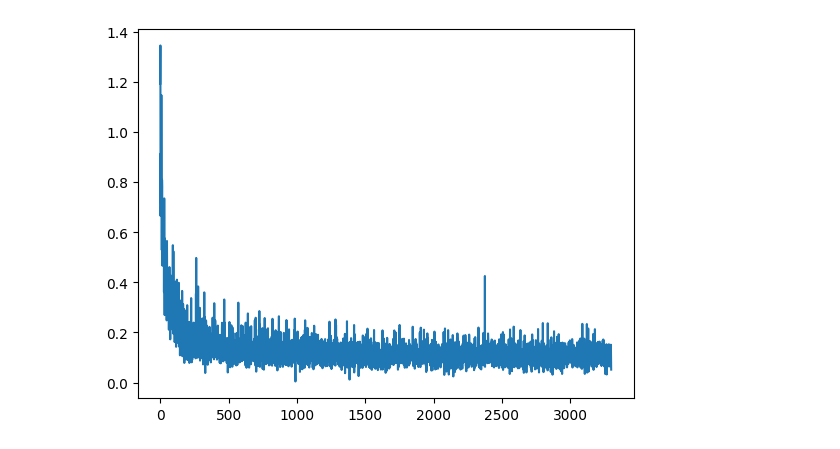
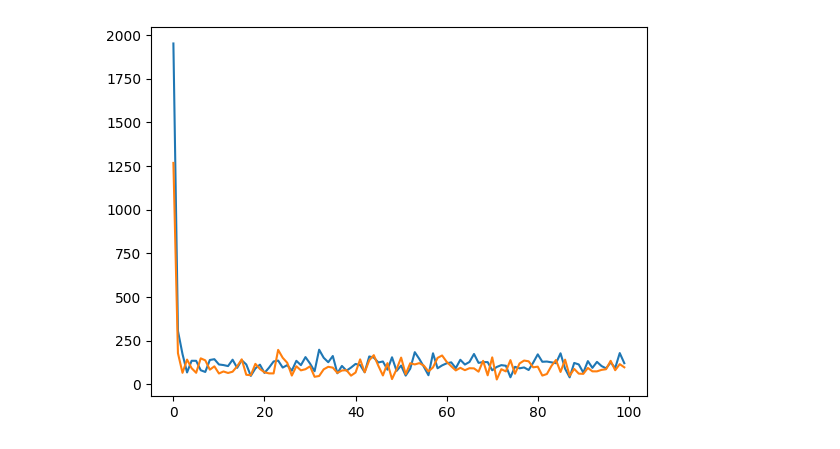
Before and after one commit to rabdiego/aprendizagem, a Jupyter notebook: trabalhos/trabalho4/lista4.ipynb, the cells around one changed output. Drawn from its saved outputs; the diff is of its cells as text; code cells hidden in the pictures.

```diff
--- a/trabalhos/trabalho4/lista4.ipynb
+++ b/trabalhos/trabalho4/lista4.ipynb
@@ -17,3 +145,14 @@ model = MLP(8, 10, 1).to(device)
+# %%
+train_scaler = StandardScaler()
+train[:, :-1] = train_scaler.fit_transform(train[:, :-1])
+test[:, :-1] = train_scaler.transform(test[:, :-1])
+
+train_set = CustomDataset(train)
+test_set = CustomDataset(test)
+
+train_loader = DataLoader(train_set, batch_size=32, shuffle=True)
+test_loader = DataLoader(test_set, batch_size=32, shuffle=True)
 # %%
+model = MLP(8, 4, 1)
 criterion = torch.nn.MSELoss()
-optimizer = torch.optim.Adam(model.parameters(), lr = 0.01)
+optimizer = torch.optim.SGD(model.parameters(), lr = 0.001, momentum = 0.1)
@@ -22,6 +159,8 @@ loss_list = list()
+# %%
+loss_list = [list() for i in range(2)]
 # %%
 for epoch in range(100):
-    for index, (attributes, labels) in enumerate(loader):
+    for index, (attributes, labels) in enumerate(train_loader):
         attributes = attributes.to(device)
         labels = labels.to(device)
 
@@ -32,6 +171,16 @@ for epoch in range(100):
         loss.backward()
         optimizer.step()
 
-        print(f'Epoch {epoch+1}/100, Loss: {loss.item()}')
-        loss_list.append(loss.item())
+    loss_list[0].append(loss.item())
+
+    for index, (attributes, labels) in enumerate(test_loader):
+        attributes = attributes.to(device)
+        labels = labels.to(device)
+
+        outputs = model(attributes)
+        loss = criterion(outputs[:, 0], labels)
+
+    loss_list[1].append(loss.item())
+
+    print(f'Epoch {epoch+1}/100, Train Loss: {loss_list[0][-1]}, Test Loss: {loss_list[1][-1]}')
 # %% [output]
@@ -55,7 +204,8 @@ Epoch 100/100, Loss: 0.051784854382276535
 # %%
 import matplotlib.pyplot as plt
 
-plt.plot(range(len(loss_list)), loss_list)
+plt.plot(range(len(loss_list[0])), loss_list[0])
+plt.plot(range(len(loss_list[1])), loss_list[1])
 plt.show()
 # %% [output]
-[figure, old version]
+[figure, new version]
```
Also changed, not shown: parts of 16 cells of this notebook, 1 other file.
